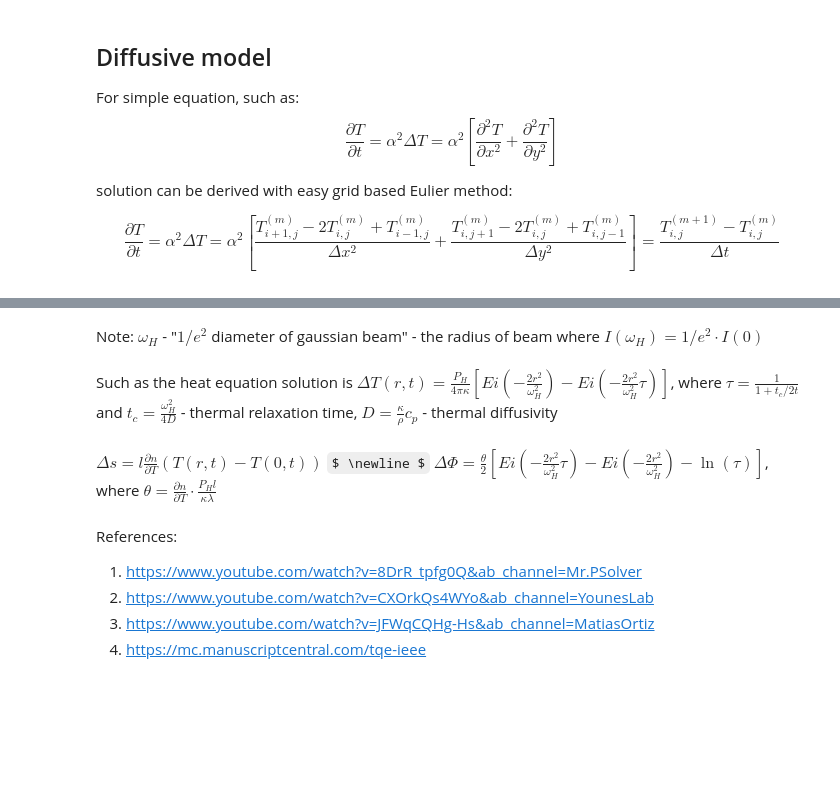
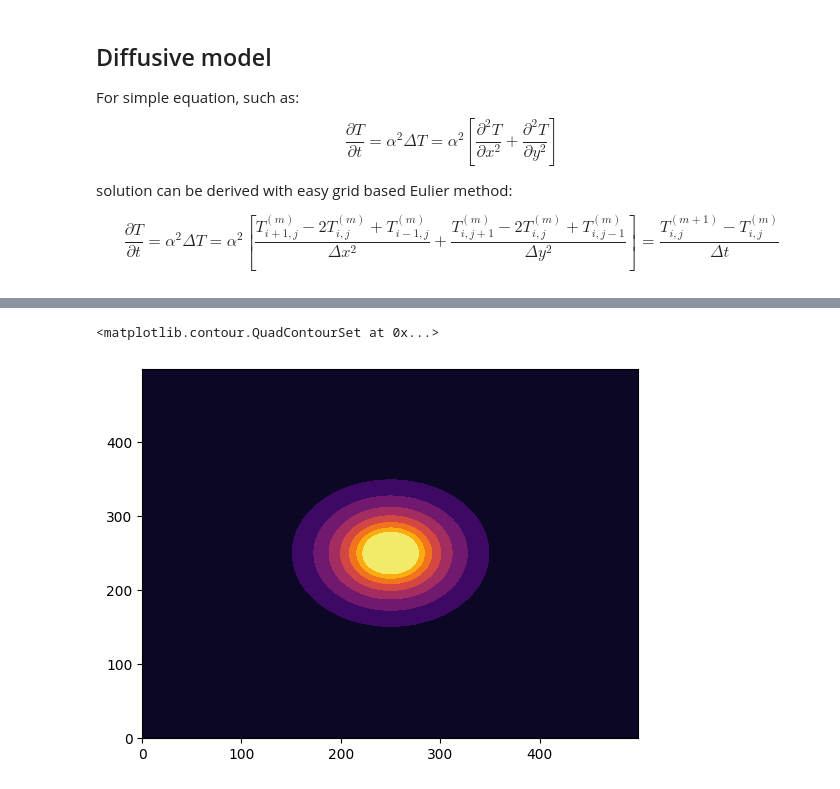
Before and after one commit to hK04/PhysicalModelThermalLens, a Jupyter notebook: heat_transfer_pde_upd.ipynb, the cells around one changed output, grey strips where cells are left out. Cells and saved outputs as stored; diff of their text form; code cells hidden in the pictures; some formulas as TeX source; blank space fills up the shorter version.

```diff
--- a/heat_transfer_pde_upd.ipynb
+++ b/heat_transfer_pde_upd.ipynb
@@ -370,17 +141,0 @@ u0 = op.rayleigh_sommerfeld.fresnel_approx(u0, L, wavelength, z=0.03)
-# %%
-plt.style.use('dark_background')
-fig, axis = plt.subplots(1, 2, figsize=(20, 10))
-intensity = np.abs(u0)**2
-phase = np.abs(np.angle(u0))
-
-axis[0].imshow(intensity)
-axis[0].set_title("Intensity")
-axis[0].tick_params(left=False, right=False, labelleft=False, labelbottom=False, bottom=False)
-
-axis[1].imshow(phase, cmap='gray')
-axis[1].set_title("Phase")
-axis[1].tick_params(left=False, right=False, labelleft=False, labelbottom=False, bottom=False)
-
-scalebar = ScaleBar(dx)
-plt.gca().add_artist(scalebar)
-plt.show()
@@ -419,17 +141,0 @@ u2 = np.multiply(u1_in, op.lenses.converging_lens(u1, L, wavelength, f)) + u1_ou
-# %%
-plt.style.use('dark_background')
-fig, axis = plt.subplots(1, 2, figsize=(20, 10))
-intensity = np.abs(u2) ** 2
-phase = np.abs(np.angle(u2))
-
-axis[0].imshow(intensity)
-axis[0].set_title("Intensity")
-axis[0].tick_params(left=False, right=False, labelleft=False, labelbottom=False, bottom=False)
-
-axis[1].imshow(phase, cmap='gray')
-axis[1].set_title("Phase")
-axis[1].tick_params(left=False, right=False, labelleft=False, labelbottom=False, bottom=False)
-
-scalebar = ScaleBar(dx)
-plt.gca().add_artist(scalebar)
-plt.show()
@@ -438,14 +142,5 @@ plt.show()
-# %% [markdown]
-Note: $\omega_H$ - "$1/e^2$ diameter of gaussian beam" - the radius of beam where $I(\omega_H) = 1/e^2 \cdot I(0)$
-# %% [markdown]
-Such as the heat equation solution is  $ \Delta T(r, t) = \frac{P_H}{4 \pi \kappa} \left[ Ei(-\frac{2r^2}{\omega_H^2}) - Ei(-\frac{2r^2}{\omega_H^2} \tau) \right]$, where $\tau = \frac{1}{1 + t_c / 2t}$ and $t_c = \frac{\omega_H^2}{4D}$ - thermal relaxation time, $D = \frac{\kappa}{\rho} c_p$ - thermal diffusivity
-# %% [markdown]
-$ \Delta s = l \frac{\partial n}{\partial T} \left ( T(r, t) - T(0, t) \right )$
-$ \newline $
-$ \Delta \Phi = \frac{\theta}{2} \left[ Ei(-\frac{2r^2}{\omega_H^2} \tau) - Ei(-\frac{2r^2}{\omega_H^2}) - \ln(\tau) \right] $, where $ \theta = \frac{\partial n}{\partial T} \cdot \frac{P_H l}{\kappa \lambda} $
-# %% [markdown]
-References:
-1. https://www.youtube.com/watch?v=8DrR_tpfg0Q&ab_channel=Mr.PSolver
-2. https://www.youtube.com/watch?v=CXOrkQs4WYo&ab_channel=YounesLab
-3. https://www.youtube.com/watch?v=JFWqCQHg-Hs&ab_channel=MatiasOrtiz
-4. https://mc.manuscriptcentral.com/tqe-ieee
+# %%
+plt.contourf(heat_frames[-1], cmap='inferno')
+# %% [output]
+<matplotlib.contour.QuadContourSet at 0x...>
+[figure, added]
```
Also changed, not shown: parts of 41 cells of this notebook.
